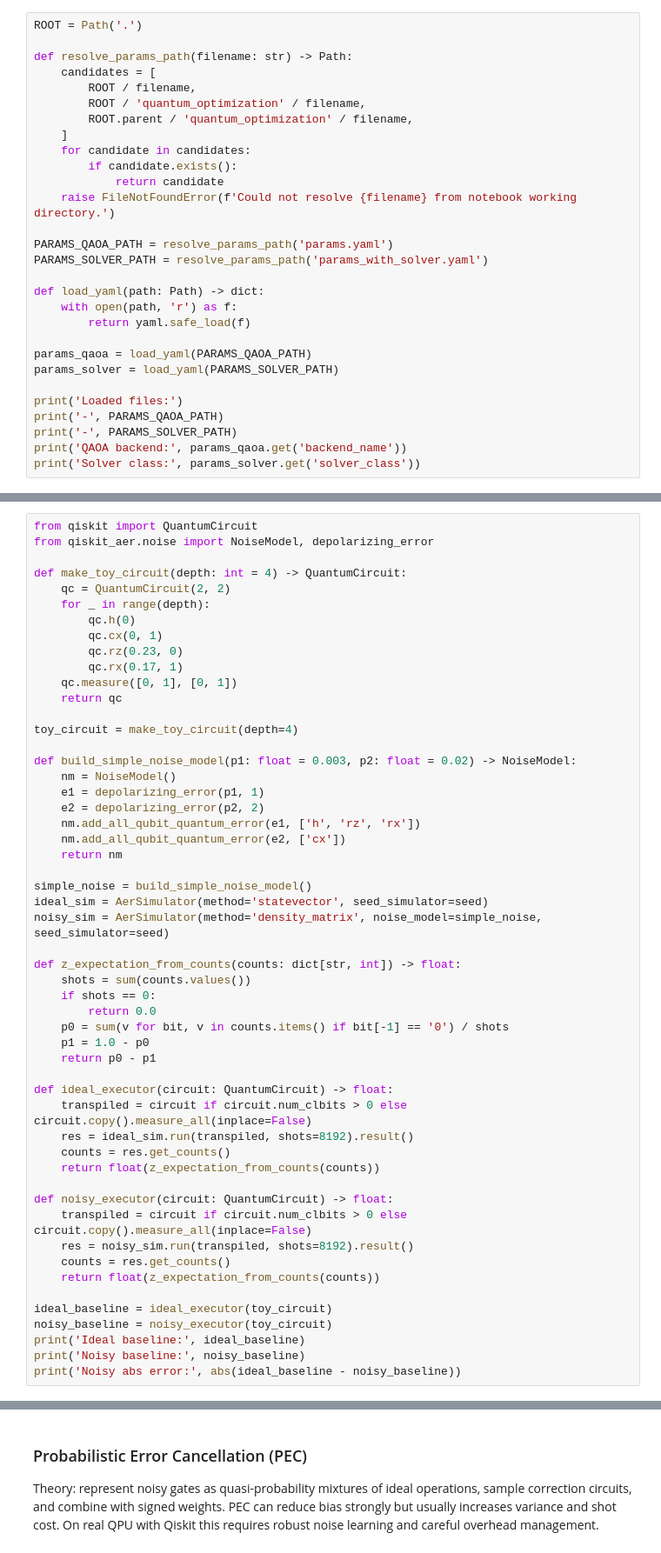
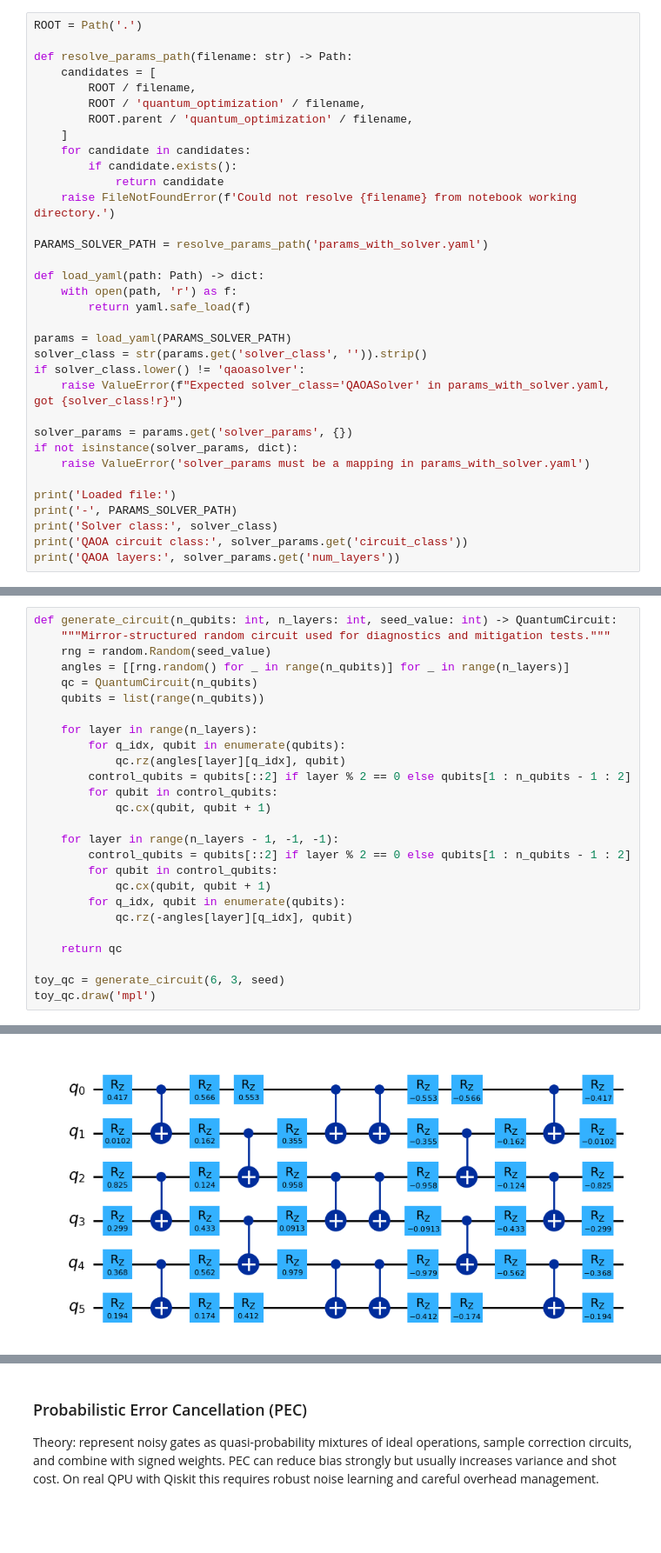
Before and after one commit to GibboSan/easy-q, a Jupyter notebook: quantum_optimization/playground.ipynb, the cells around one changed output, grey strips where cells are left out. Shown at 87% size. Drawn from its saved outputs; the diff is of its cells as text; blank space fills up the shorter version.

Commit message:
Refactor code structure for improved readability and maintainability

```diff
--- a/quantum_optimization/playground.ipynb
+++ b/quantum_optimization/playground.ipynb
@@ -88,19 +94,24 @@ def resolve_params_path(filename: str) -> Path:
             return candidate
     raise FileNotFoundError(f'Could not resolve {filename} from notebook working directory.')
 
-PARAMS_QAOA_PATH = resolve_params_path('params.yaml')
 PARAMS_SOLVER_PATH = resolve_params_path('params_with_solver.yaml')
 
 def load_yaml(path: Path) -> dict:
     with open(path, 'r') as f:
         return yaml.safe_load(f)
 
-params_qaoa = load_yaml(PARAMS_QAOA_PATH)
-params_solver = load_yaml(PARAMS_SOLVER_PATH)
+params = load_yaml(PARAMS_SOLVER_PATH)
+solver_class = str(params.get('solver_class', '')).strip()
+if solver_class.lower() != 'qaoasolver':
+    raise ValueError(f"Expected solver_class='QAOASolver' in params_with_solver.yaml, got {solver_class!r}")
 
-print('Loaded files:')
-print('-', PARAMS_QAOA_PATH)
+solver_params = params.get('solver_params', {})
+if not isinstance(solver_params, dict):
+    raise ValueError('solver_params must be a mapping in params_with_solver.yaml')
+
+print('Loaded file:')
 print('-', PARAMS_SOLVER_PATH)
-print('QAOA backend:', params_qaoa.get('backend_name'))
-print('Solver class:', params_solver.get('solver_class'))
+print('Solver class:', solver_class)
+print('QAOA circuit class:', solver_params.get('circuit_class'))
+print('QAOA layers:', solver_params.get('num_layers'))
 # %% [output]
@@ -211,54 +189,27 @@ All comparisons in this section use the same circuit and report ideal, noisy, an
 # %%
-from qiskit import QuantumCircuit
-from qiskit_aer.noise import NoiseModel, depolarizing_error
+def generate_circuit(n_qubits: int, n_layers: int, seed_value: int) -> QuantumCircuit:
+    """Mirror-structured random circuit used for diagnostics and mitigation tests."""
+    rng = random.Random(seed_value)
+    angles = [[rng.random() for _ in range(n_qubits)] for _ in range(n_layers)]
+    qc = QuantumCircuit(n_qubits)
+    qubits = list(range(n_qubits))
 
-def make_toy_circuit(depth: int = 4) -> QuantumCircuit:
-    qc = QuantumCircuit(2, 2)
-    for _ in range(depth):
-        qc.h(0)
-        qc.cx(0, 1)
-        qc.rz(0.23, 0)
-        qc.rx(0.17, 1)
-    qc.measure([0, 1], [0, 1])
+    for layer in range(n_layers):
+        for q_idx, qubit in enumerate(qubits):
+            qc.rz(angles[layer][q_idx], qubit)
+        control_qubits = qubits[::2] if layer % 2 == 0 else qubits[1 : n_qubits - 1 : 2]
+        for qubit in control_qubits:
+            qc.cx(qubit, qubit + 1)
+
+    for layer in range(n_layers - 1, -1, -1):
+        control_qubits = qubits[::2] if layer % 2 == 0 else qubits[1 : n_qubits - 1 : 2]
+        for qubit in control_qubits:
+            qc.cx(qubit, qubit + 1)
+        for q_idx, qubit in enumerate(qubits):
+            qc.rz(-angles[layer][q_idx], qubit)
+
     return qc
 
-toy_circuit = make_toy_circuit(depth=4)
-
-def build_simple_noise_model(p1: float = 0.003, p2: float = 0.02) -> NoiseModel:
-    nm = NoiseModel()
-    e1 = depolarizing_error(p1, 1)
-    e2 = depolarizing_error(p2, 2)
-    nm.add_all_qubit_quantum_error(e1, ['h', 'rz', 'rx'])
-    nm.add_all_qubit_quantum_error(e2, ['cx'])
-    return nm
-
-simple_noise = build_simple_noise_model()
-ideal_sim = AerSimulator(method='statevector', seed_simulator=seed)
-noisy_sim = AerSimulator(method='density_matrix', noise_model=simple_noise, seed_simulator=seed)
-
-def z_expectation_from_counts(counts: dict[str, int]) -> float:
-    shots = sum(counts.values())
-    if shots == 0:
-        return 0.0
-    p0 = sum(v for bit, v in counts.items() if bit[-1] == '0') / shots
-    p1 = 1.0 - p0
-    return p0 - p1
-
-def ideal_executor(circuit: QuantumCircuit) -> float:
-    transpiled = circuit if circuit.num_clbits > 0 else circuit.copy().measure_all(inplace=False)
-    res = ideal_sim.run(transpiled, shots=8192).result()
-    counts = res.get_counts()
-    return float(z_expectation_from_counts(counts))
-
-def noisy_executor(circuit: QuantumCircuit) -> float:
-    transpiled = circuit if circuit.num_clbits > 0 else circuit.copy().measure_all(inplace=False)
-    res = noisy_sim.run(transpiled, shots=8192).result()
-    counts = res.get_counts()
-    return float(z_expectation_from_counts(counts))
-
-ideal_baseline = ideal_executor(toy_circuit)
-noisy_baseline = noisy_executor(toy_circuit)
-print('Ideal baseline:', ideal_baseline)
-print('Noisy baseline:', noisy_baseline)
-print('Noisy abs error:', abs(ideal_baseline - noisy_baseline))
+toy_qc = generate_circuit(6, 3, seed)
+toy_qc.draw('mpl')
 # %% [output]
@@ -267,0 +216 @@ Noisy abs error: 0.093505859375
+[figure, added]
```
Also changed, not shown: parts of 26 cells of this notebook, 1 other file.
